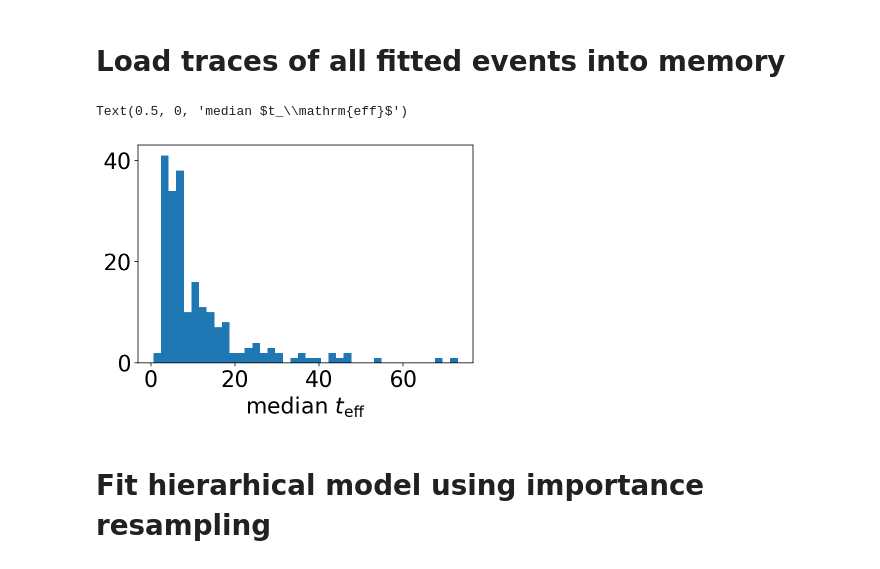
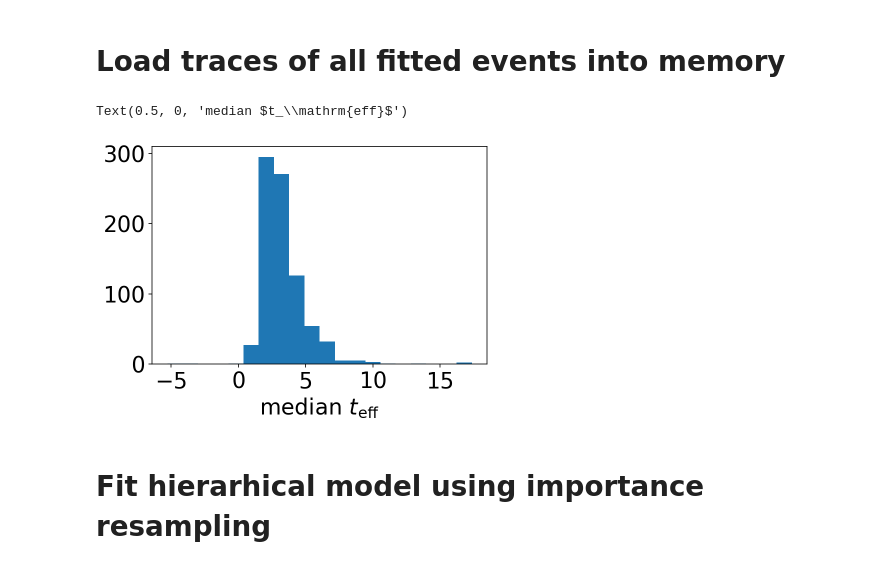
Before and after one commit to fbartolic/hierarchical_single_lens_events, a Jupyter notebook: src/initial_attempt.ipynb, the cells around one changed output. Cells and saved outputs as stored; diff of their text form; code cells hidden in the pictures.

```diff
--- a/src/initial_attempt.ipynb
+++ b/src/initial_attempt.ipynb
@@ -38,17 +38,15 @@ def load_samples(data_path, param_name):
         # Load trace
         path = data_path + directory
         try:
-            trace = pd.read_csv(path + '/PSPL/trace.csv')
-            # Exclude samples if the values are silly
-            if not (np.mean(trace[param_name].values) > 2000.):
-                param_samples.append(trace[param_name].values)
-                logp_param_samples.append(trace['logp_' + param_name].values)
+            trace = pd.read_csv(path + '/PSPL_hmc/trace.csv')
+            param_samples.append(trace[param_name].values)
+            logp_param_samples.append(trace['logp_' + param_name].values)
         except:
             pass
 
     return param_samples, logp_param_samples
 
-samples, logp_samples = load_samples('output/', 'Delta_F__0')
+samples, logp_samples = load_samples('../output/2017/', 'ln_Delta_F__0')
 # %%
 medians = []
 medians_logp = []
@@ -61,13 +59,13 @@ for s in logp_samples:
 # %%
 # Plot histograms
 
 fig, ax = plt.subplots()
 
-ax.hist(medians, bins=40);
+ax.hist(medians, bins=20);
 ax.set_xlabel('median $t_\mathrm{eff}$')
 # %% [output]
 Text(0.5, 0, 'median $t_\\mathrm{eff}$')
-[figure, old version]
+[figure, new version]
 # %% [markdown]
 # Fit hierarhical model using importance resampling
 # %%
```
Also changed, not shown: parts of 8 cells of this notebook.
